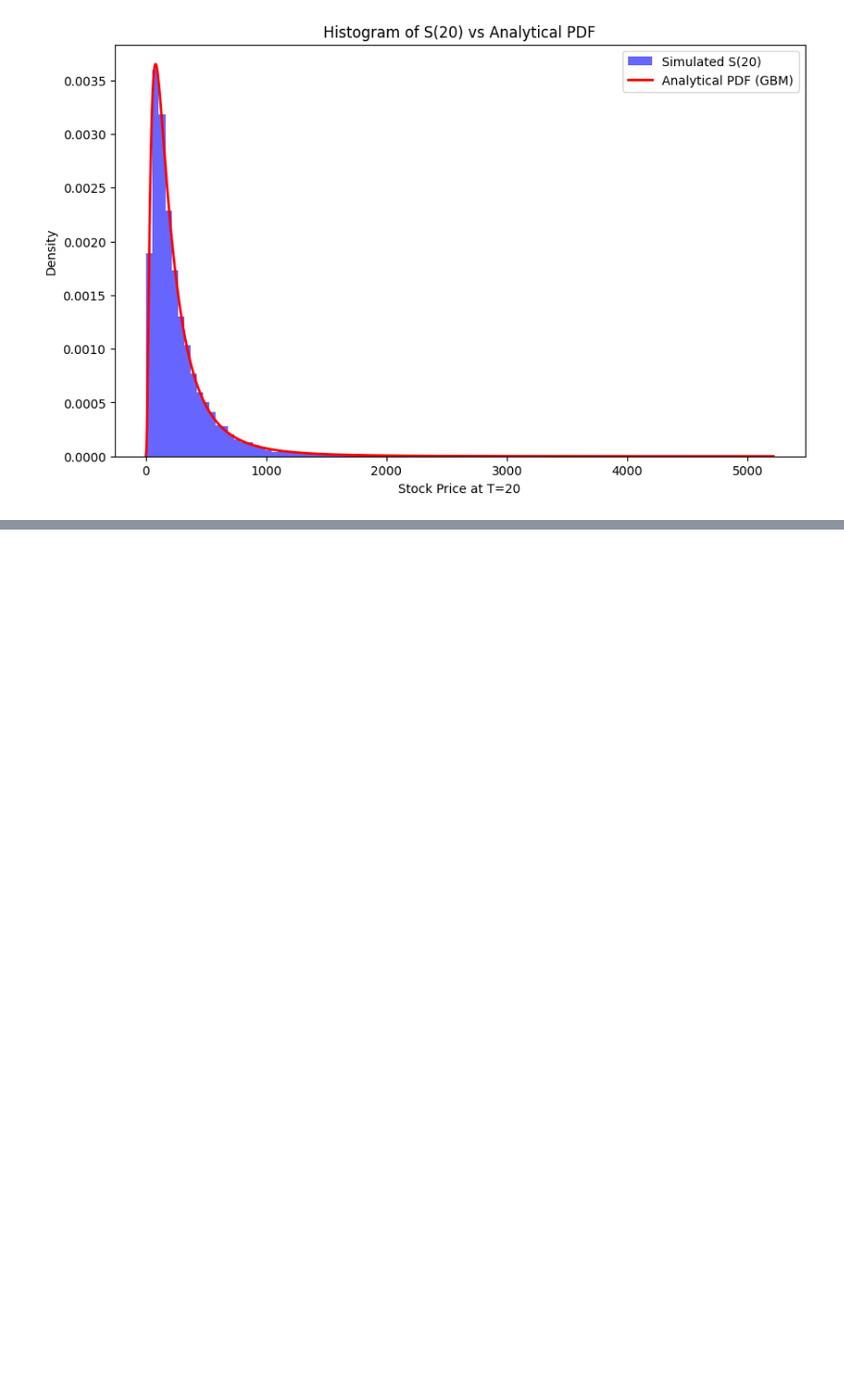
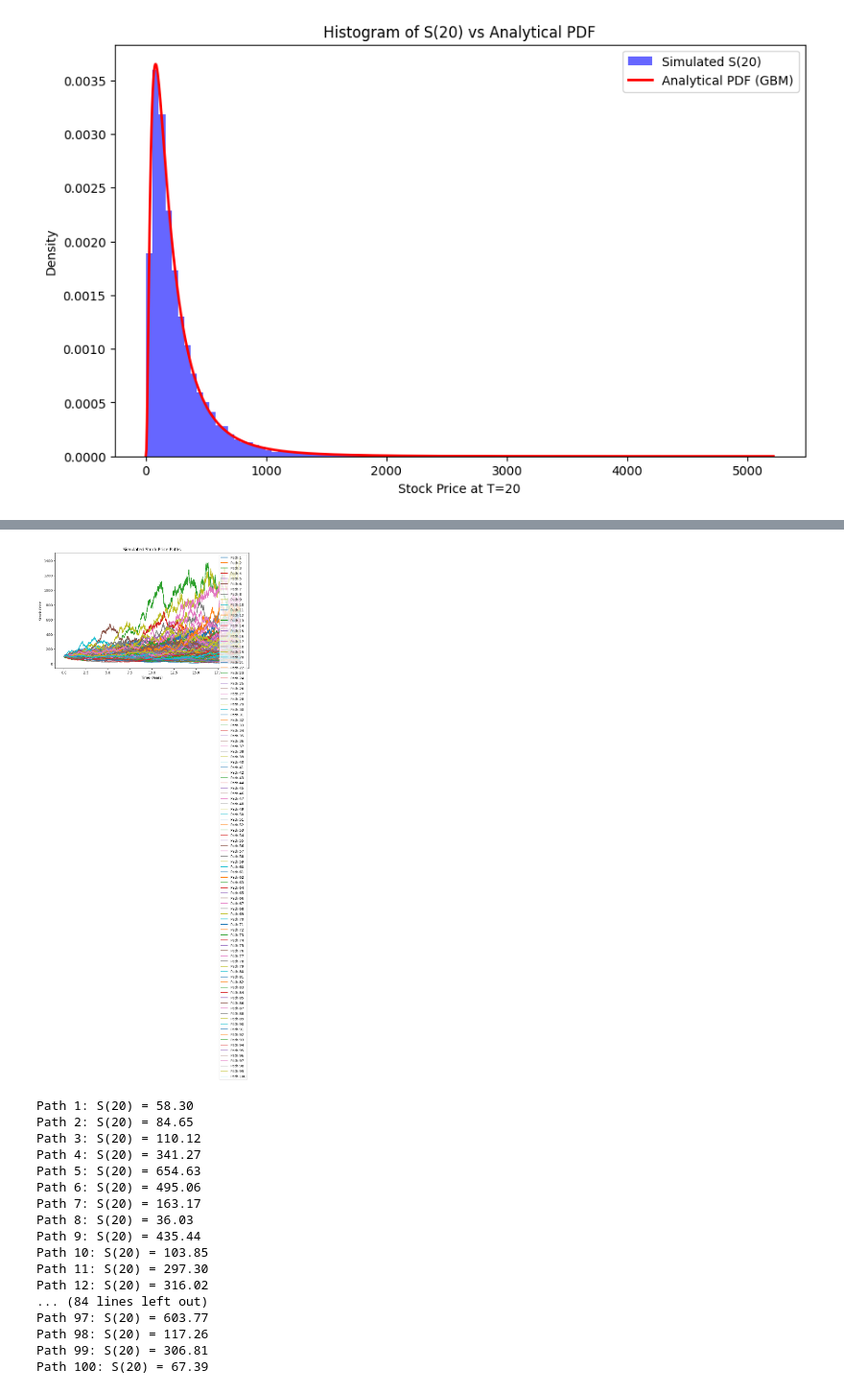
Before and after one commit to pkroy1991/Logic-lab-Praveen, a Jupyter notebook: Simulating-Stock-Prices.ipynb, the cells around one changed output, grey strips where cells are left out. Shown: that part at 96% size. Saved outputs shown, nothing was run; the diff lists cells and outputs as text; code cells hidden in the pictures; blank space fills up the shorter version.

```diff
--- a/Simulating-Stock-Prices.ipynb
+++ b/Simulating-Stock-Prices.ipynb
@@ -188,0 +93,60 @@ plt.show()
+# %%
+import numpy as np
+import matplotlib.pyplot as plt
+
+# Parameters
+S0 = 100       # Initial stock price
+mu = 0.05      # Drift (expected return)
+sigma = 0.2    # Volatility
+T = 20         # Total time
+dt = 0.001     # Time step (smaller for numerical stability)
+N_steps = int(T / dt)  # Number of time steps
+N_paths = 100            # Number of paths for visualization
+
+# Simulate stock price paths
+S = np.zeros((N_paths, N_steps + 1))
+S[:, 0] = S0
+
+# Generate Brownian increments
+dB = np.random.normal(0, np.sqrt(dt), size=(N_paths, N_steps))
+
+# Iterate to compute stock prices
+for i in range(1, N_steps + 1):
+    S[:, i] = S[:, i-1] * np.exp((mu - 0.5 * sigma**2) * dt + sigma * dB[:, i-1])
+
+# Extract S(20)
+S_T = S[:, -1]
+
+# Plot paths
+plt.figure(figsize=(10, 6))
+time = np.linspace(0, T, N_steps + 1)
+for i in range(N_paths):
+    plt.plot(time, S[i, :], label=f'Path {i+1}')
+plt.title('Simulated Stock Price Paths')
+plt.xlabel('Time (Years)')
+plt.ylabel('Stock Price')
+plt.legend()
+plt.show()
+
+# Display S(20) values
+for i, final_price in enumerate(S_T):
+    print(f"Path {i+1}: S(20) = {final_price:.2f}")
+# %% [output]
+[figure, new version]
+Path 1: S(20) = 58.30
+Path 2: S(20) = 84.65
+Path 3: S(20) = 110.12
+Path 4: S(20) = 341.27
+Path 5: S(20) = 654.63
+Path 6: S(20) = 495.06
+Path 7: S(20) = 163.17
+Path 8: S(20) = 36.03
+Path 9: S(20) = 435.44
+Path 10: S(20) = 103.85
+Path 11: S(20) = 297.30
+Path 12: S(20) = 316.02
+... (84 lines left out)
+Path 97: S(20) = 603.77
+Path 98: S(20) = 117.26
+Path 99: S(20) = 306.81
+Path 100: S(20) = 67.39
```
Also changed, not shown: parts of 5 cells of this notebook, 5 other files.
